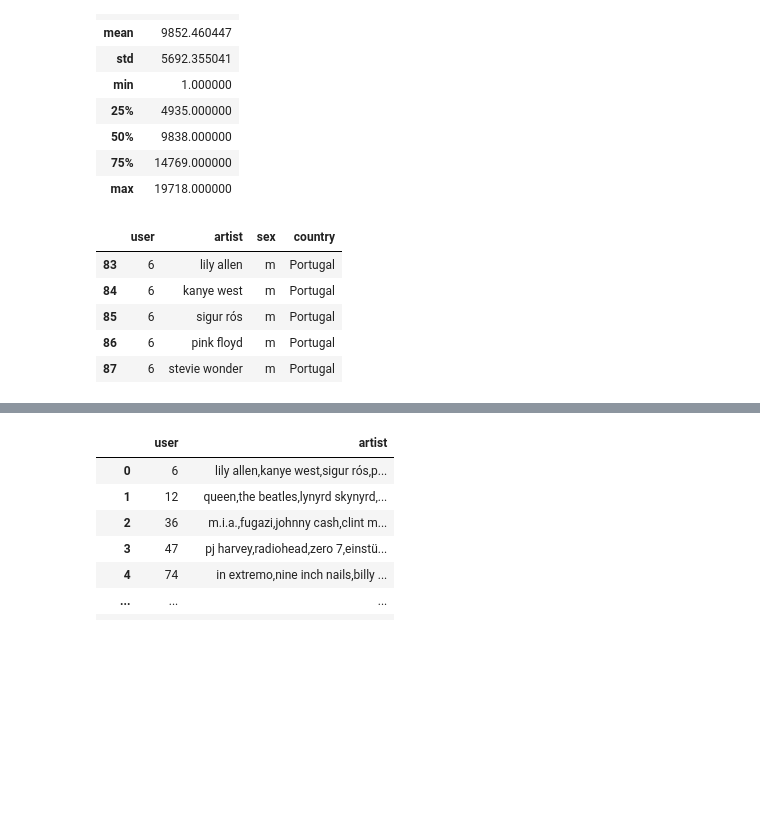
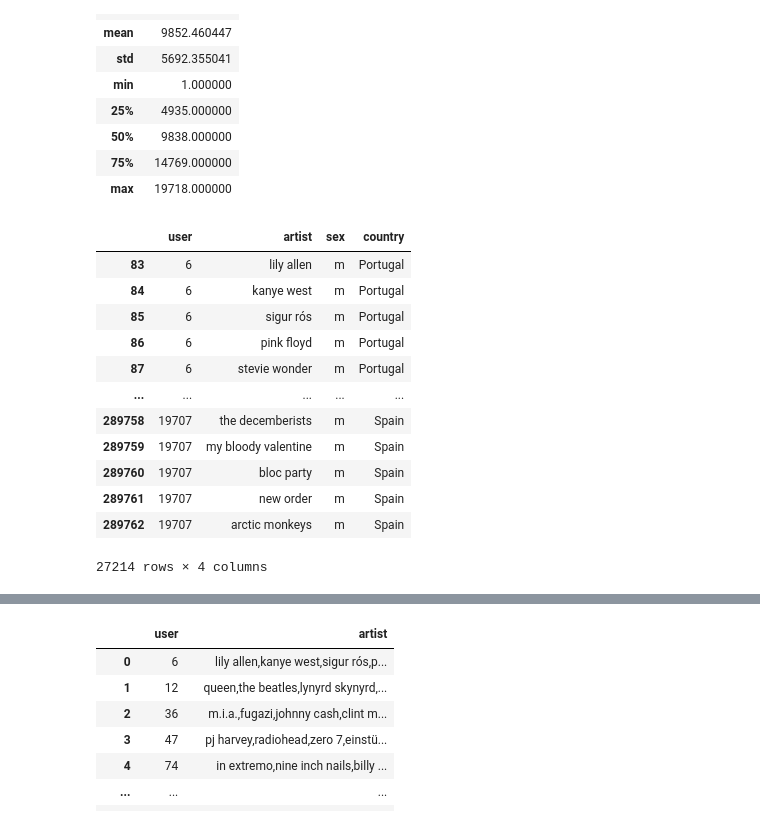
Before and after one commit to ostrenkota/IAD, a Jupyter notebook: lab2/Hometask 2 - LastFM mining.ipynb, the cells around one changed output, grey strips where cells are left out. Drawn from its saved outputs; the diff is of its cells as text; code cells hidden in the pictures; blank space fills up the shorter version.

```diff
--- a/lab2/Hometask 2 - LastFM mining.ipynb
+++ b/lab2/Hometask 2 - LastFM mining.ipynb
@@ -52,11 +52,18 @@ countries = ['Spain', 'Portugal', 'France', 'Italy', 'Belgium']
 # %%
 #оставили в датасете нужные страны
 data = data.loc[data['country'].isin(countries)]
-data.head()
+data
 # %% [output]
 |  | user | artist | sex | country |
 | 83 | 6 | lily allen | m | Portugal |
 | 84 | 6 | kanye west | m | Portugal |
 | 85 | 6 | sigur rós | m | Portugal |
 | 86 | 6 | pink floyd | m | Portugal |
 | 87 | 6 | stevie wonder | m | Portugal |
+| ... | ... | ... | ... | ... |
+| 289758 | 19707 | the decemberists | m | Spain |
+| 289759 | 19707 | my bloody valentine | m | Spain |
+| 289760 | 19707 | bloc party | m | Spain |
+| 289761 | 19707 | new order | m | Spain |
+| 289762 | 19707 | arctic monkeys | m | Spain |
+27214 rows × 4 columns
```
Also changed, not shown: parts of 6 cells of this notebook.
